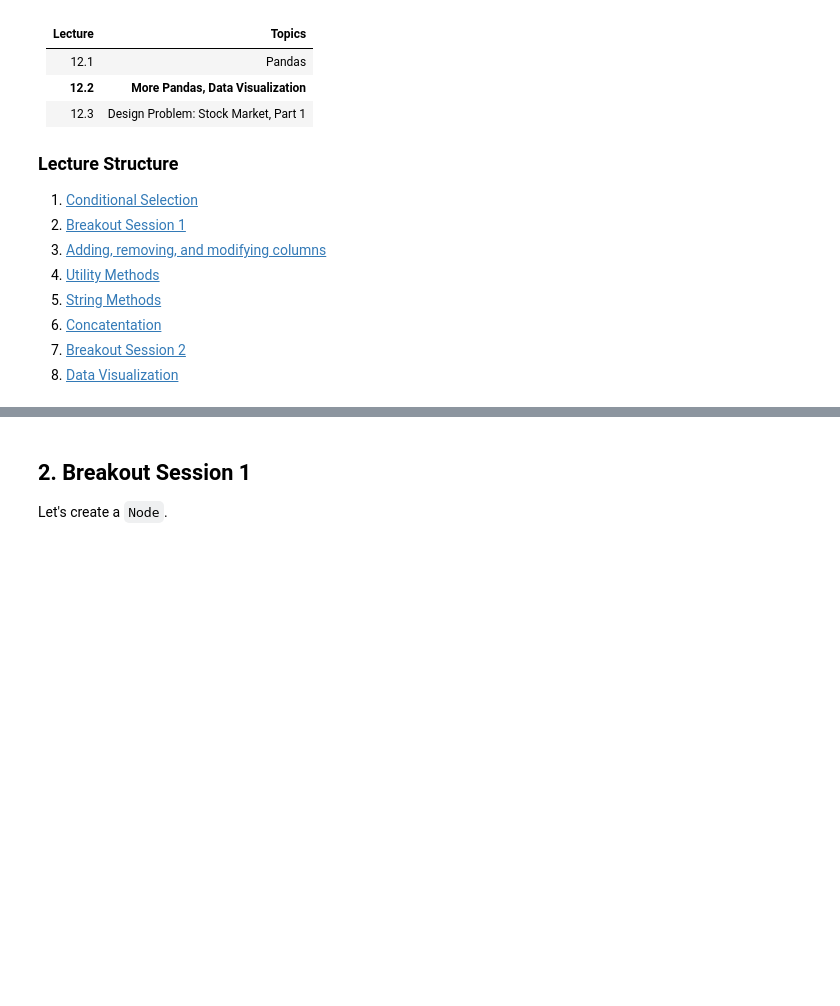
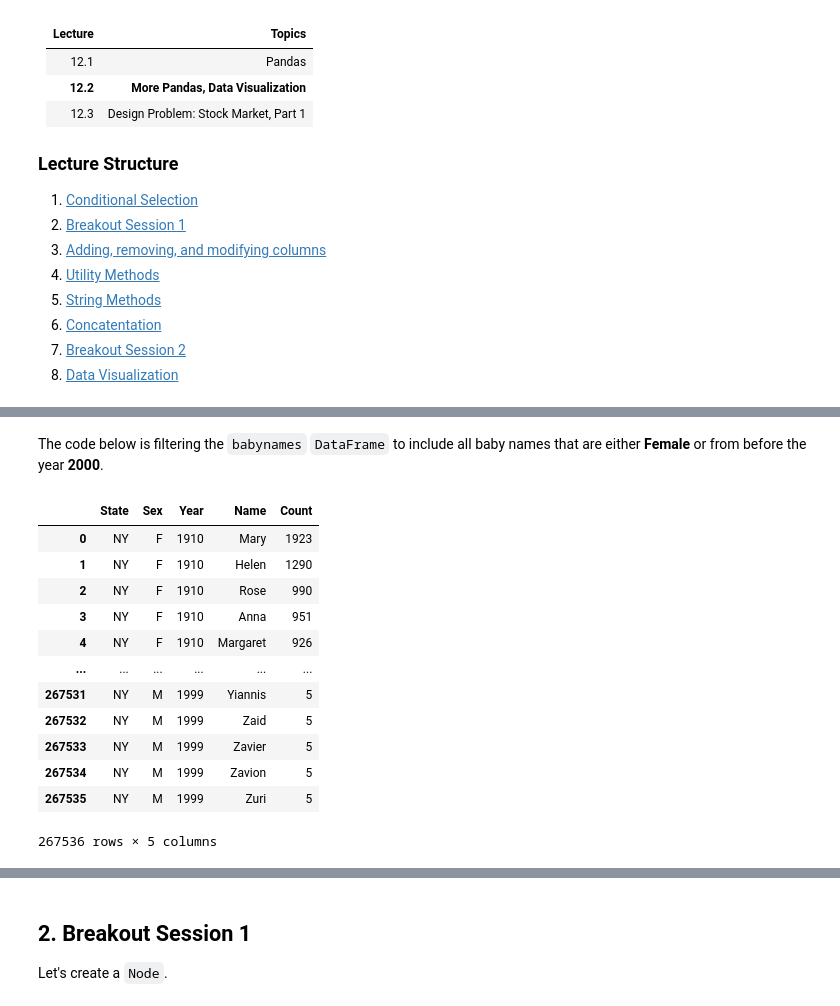
Before and after one commit to APS106/APS106-winter-2024-kinsella-goodfellow, a Jupyter notebook: lectures/week12/lecture2/notebooks/week12_lecture2_complete.ipynb, the cells around one changed output, grey strips where cells are left out. Cells and saved outputs as stored; diff of their text form; code cells hidden in the pictures; blank space fills up the shorter version.

```diff
--- a/lectures/week12/lecture2/notebooks/week12_lecture2_complete.ipynb
+++ b/lectures/week12/lecture2/notebooks/week12_lecture2_complete.ipynb
@@ -26,0 +198,18 @@ import pandas as pd
+# %% [markdown]
+The code below is filtering the `babynames` `DataFrame` to include all baby names that are either **Female** or from before the year **2000**.
+# %%
+babynames.loc[(babynames["Sex"] == "F") | (babynames["Year"] < 2000), :]
+# %% [output]
+|  | State | Sex | Year | Name | Count |
+| 0 | NY | F | 1910 | Mary | 1923 |
+| 1 | NY | F | 1910 | Helen | 1290 |
+| 2 | NY | F | 1910 | Rose | 990 |
+| 3 | NY | F | 1910 | Anna | 951 |
+| 4 | NY | F | 1910 | Margaret | 926 |
+| ... | ... | ... | ... | ... | ... |
+| 267531 | NY | M | 1999 | Yiannis | 5 |
+| 267532 | NY | M | 1999 | Zaid | 5 |
+| 267533 | NY | M | 1999 | Zavier | 5 |
+| 267534 | NY | M | 1999 | Zavion | 5 |
+| 267535 | NY | M | 1999 | Zuri | 5 |
+267536 rows × 5 columns
```
Also changed, not shown: parts of 40 cells of this notebook, 1 other file.
